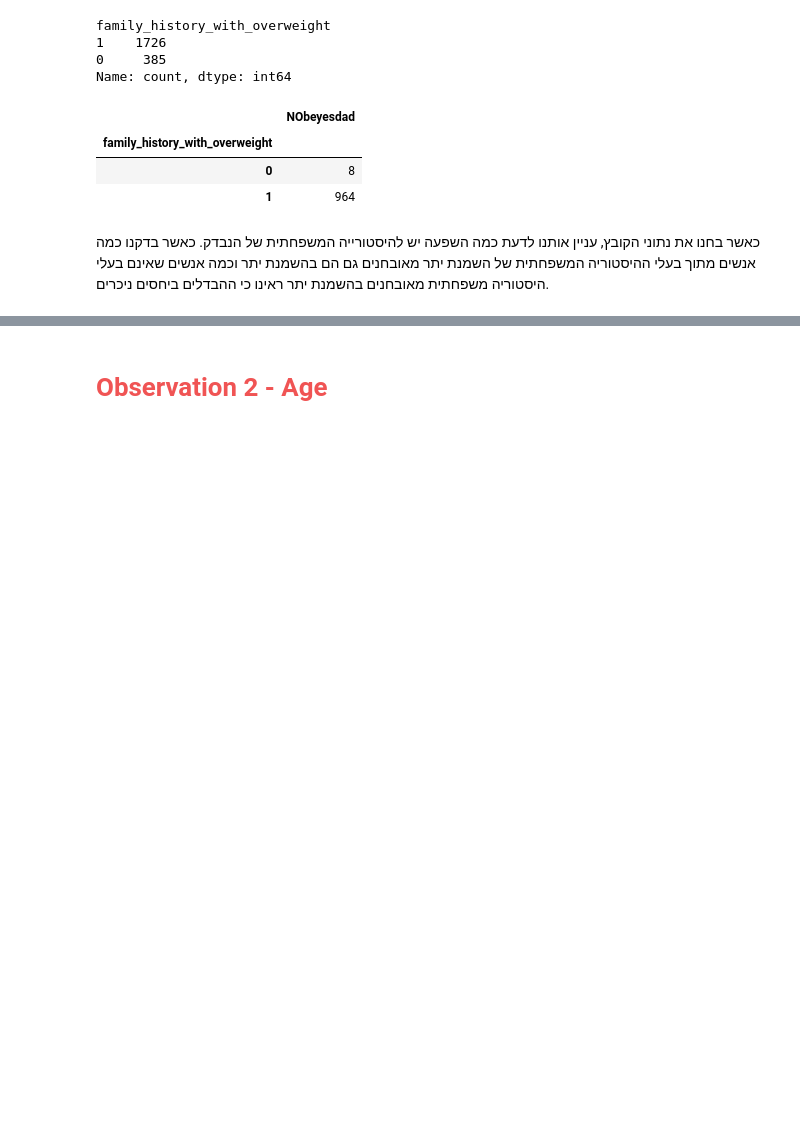
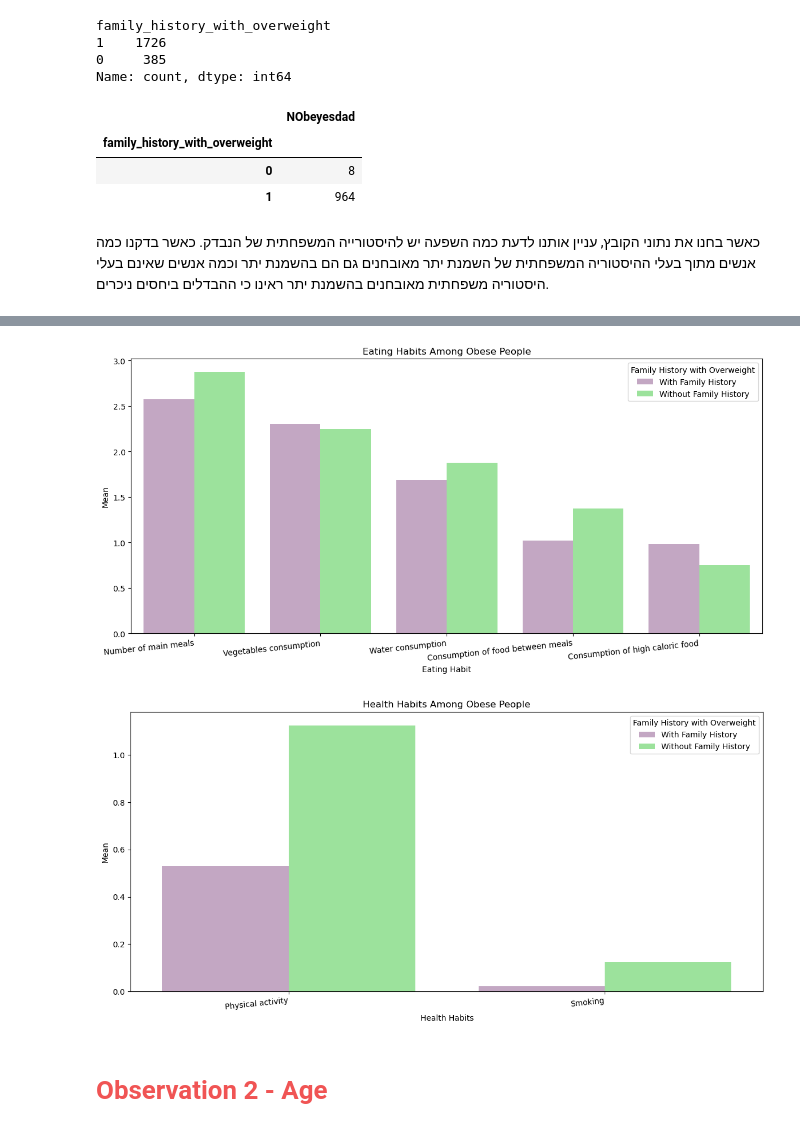
Before and after one commit to omeysi1/project1, a Jupyter notebook: project.ipynb, the cells around one changed output, grey strips where cells are left out. Saved outputs shown, nothing was run; the diff lists cells and outputs as text; code cells hidden in the pictures; blank space fills up the shorter version.

```diff
--- a/project.ipynb
+++ b/project.ipynb
@@ -318,2 +250,70 @@ plt.show()
+# %%
+colors2 = ["#C8A2C8", "#90EE90"]
+
+# Filter data for individuals with a family history of being overweight and obese
+with_family_history = ob_df[ob_df['NObeyesdad'] == 1]
+
+# Define the features for eating and other habits with descriptive names
+eating_habits = {
+    'NCP': 'Number of main meals',
+    'FCVC': 'Vegetables consumption',
+    'CH2O': 'Water consumption',
+    'CAEC': 'Consumption of food between meals',
+    'FAVC': 'Consumption of high caloric food'
+}
+
+other_habits = {
+    'FAF': 'Physical activity',
+    'SMOKE': 'Smoking'
+}
+
+# Calculate proportions for eating habits
+grouped_eating = with_family_history.groupby('family_history_with_overweight')[list(eating_habits.keys())].mean().reset_index()
+df_eating_long = pd.melt(grouped_eating, id_vars='family_history_with_overweight', value_vars=list(eating_habits.keys()), var_name='Habit', value_name='Proportion')
+
+# Replace column names with descriptive labels
+df_eating_long['Habit'] = df_eating_long['Habit'].map(eating_habits)
+
+# Plot the eating habits side-by-side
+plt.figure(figsize=(12, 6))
+sns.barplot(data=df_eating_long, x='Habit', y='Proportion', hue='family_history_with_overweight', hue_order=[1, 0], dodge=True, palette=colors2)
+plt.title('Eating Habits Among Obese People')
+plt.xlabel('Eating Habit')
+plt.ylabel('Mean')
+
+# Customize legend
+handles, labels = plt.gca().get_legend_handles_labels()
+plt.legend(handles, ['With Family History', 'Without Family History'], title='Family History with Overweight', loc='upper right')
+
+plt.xticks(rotation=6, ha='right')  # Rotate x-axis labels for better visibility
+plt.tight_layout()  # Adjust layout to prevent overlap
+plt.show()
+
+# Calculate proportions for smoking and activity habits
+grouped_other = with_family_history.groupby('family_history_with_overweight')[list(other_habits.keys())].mean().reset_index()
+df_other_long = pd.melt(grouped_other, id_vars='family_history_with_overweight', value_vars=list(other_habits.keys()), var_name='Habit', value_name='Proportion')
+
+# Replace column names with descriptive labels
+df_other_long['Habit'] = df_other_long['Habit'].map(other_habits)
+
+# Plot the smoking and activity habits side-by-side
+plt.figure(figsize=(12, 6))
+sns.barplot(data=df_other_long, x='Habit', y='Proportion', hue='family_history_with_overweight', hue_order=[1, 0], dodge=True, palette=colors2)
+plt.title('Health Habits Among Obese People')
+plt.xlabel('Health Habits')
+plt.ylabel('Mean')
+
+# Customize legend
+handles, labels = plt.gca().get_legend_handles_labels()
+plt.legend(handles, ['With Family History', 'Without Family History'], title='Family History with Overweight', loc='upper right')
+
+plt.xticks(rotation=6, ha='right')  # Rotate x-axis labels for better visibility
+plt.tight_layout()  # Adjust layout to prevent overlap
+plt.show()
+
+#שיהיה רשום בכל עמודה על הצבע מה הערך המפרי בהתאמה לציר הy ((אם אנחנו לא וזכרים לשאול את נעמה)
+# %% [output]
+[figure, added]
+[figure, added]
 # %% [markdown]
 # <b id="section_2">  </b> <b style='color:#F05454'>Observation 2 - Age </b> <b></b>
```
Also changed, not shown: parts of 32 cells of this notebook.
